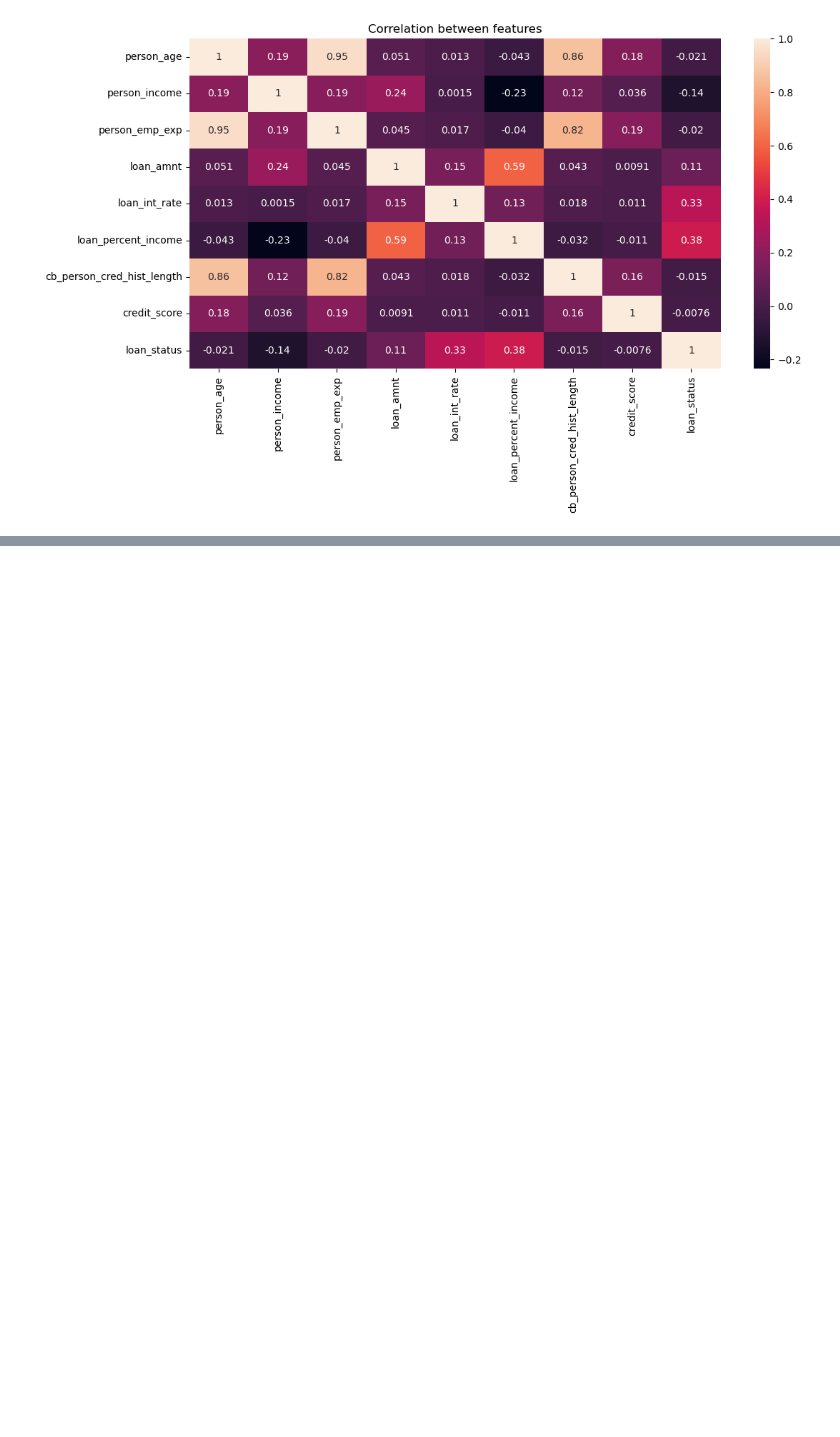
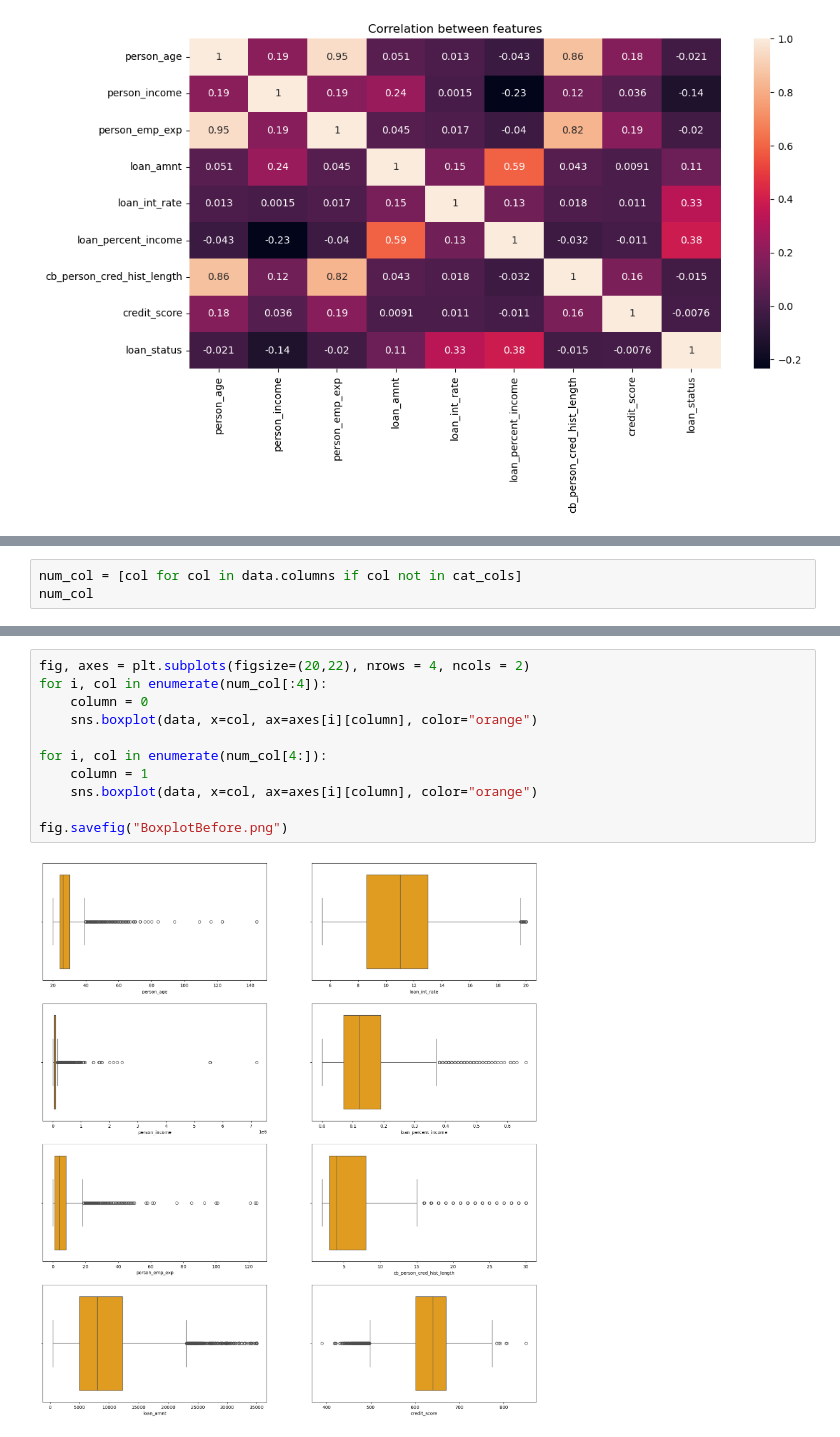
Before and after one commit to grishrana/python_learn, a Jupyter notebook: MLpractise/Loan_Approval_Classification/EDA.ipynb, the cells around one changed output, grey strips where cells are left out. Drawn from its saved outputs; the diff is of its cells as text; blank space fills up the shorter version.

```diff
--- a/MLpractise/Loan_Approval_Classification/EDA.ipynb
+++ b/MLpractise/Loan_Approval_Classification/EDA.ipynb
@@ -203,0 +206,3 @@ sns.heatmap(data.corr(numeric_only=True), annot=True, ax=ax)
+# %%
+num_col = [col for col in data.columns if col not in cat_cols]
+num_col
@@ -203,0 +218,13 @@ sns.heatmap(data.corr(numeric_only=True), annot=True, ax=ax)
+# %%
+fig, axes = plt.subplots(figsize=(20,22), nrows = 4, ncols = 2)
+for i, col in enumerate(num_col[:4]):
+    column = 0
+    sns.boxplot(data, x=col, ax=axes[i][column], color="orange")
+
+for i, col in enumerate(num_col[4:]):
+    column = 1
+    sns.boxplot(data, x=col, ax=axes[i][column], color="orange")
+
+fig.savefig("BoxplotBefore.png")
+# %% [output]
+[figure, added]
```
Also changed, not shown: parts of 26 cells of this notebook, 10 other files.
